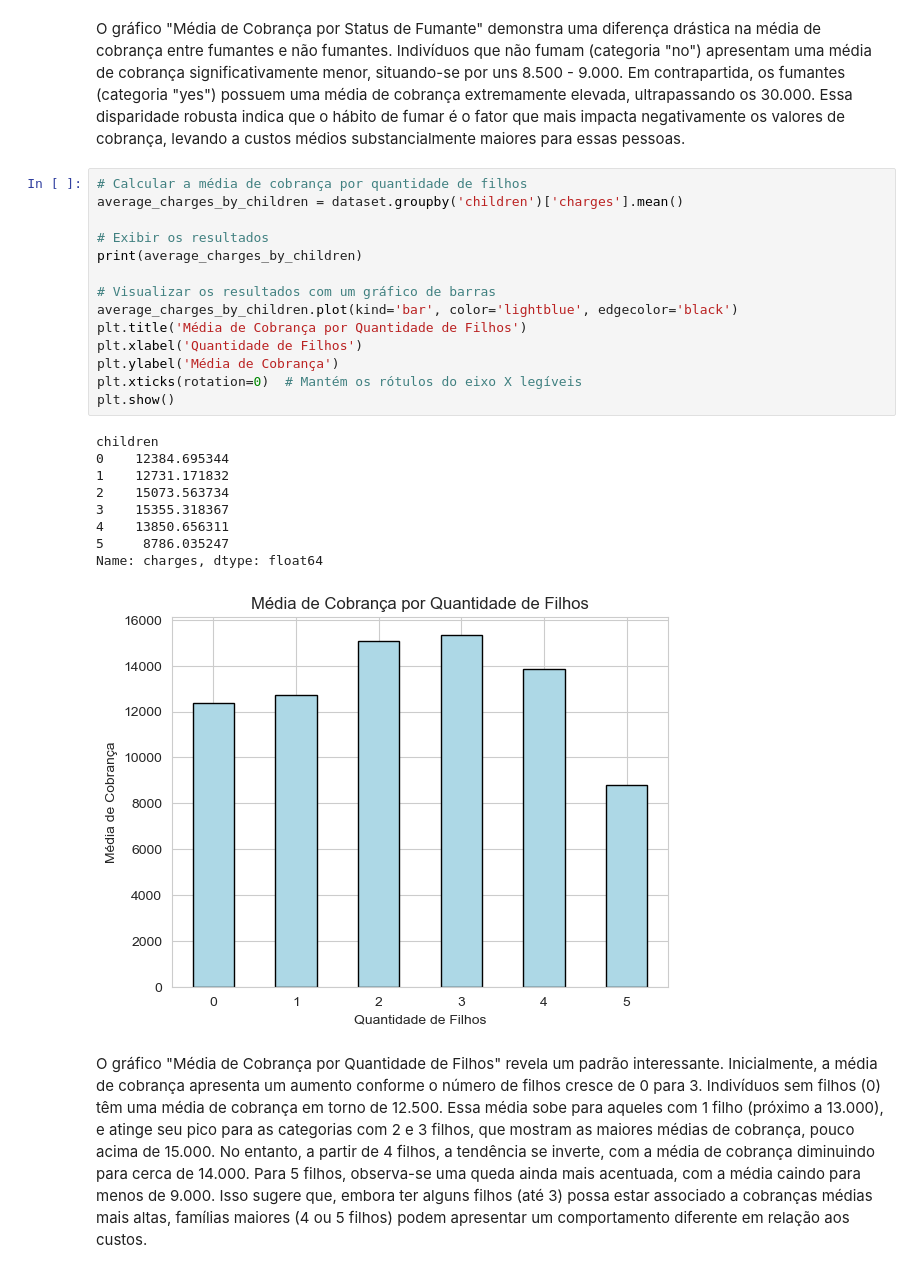
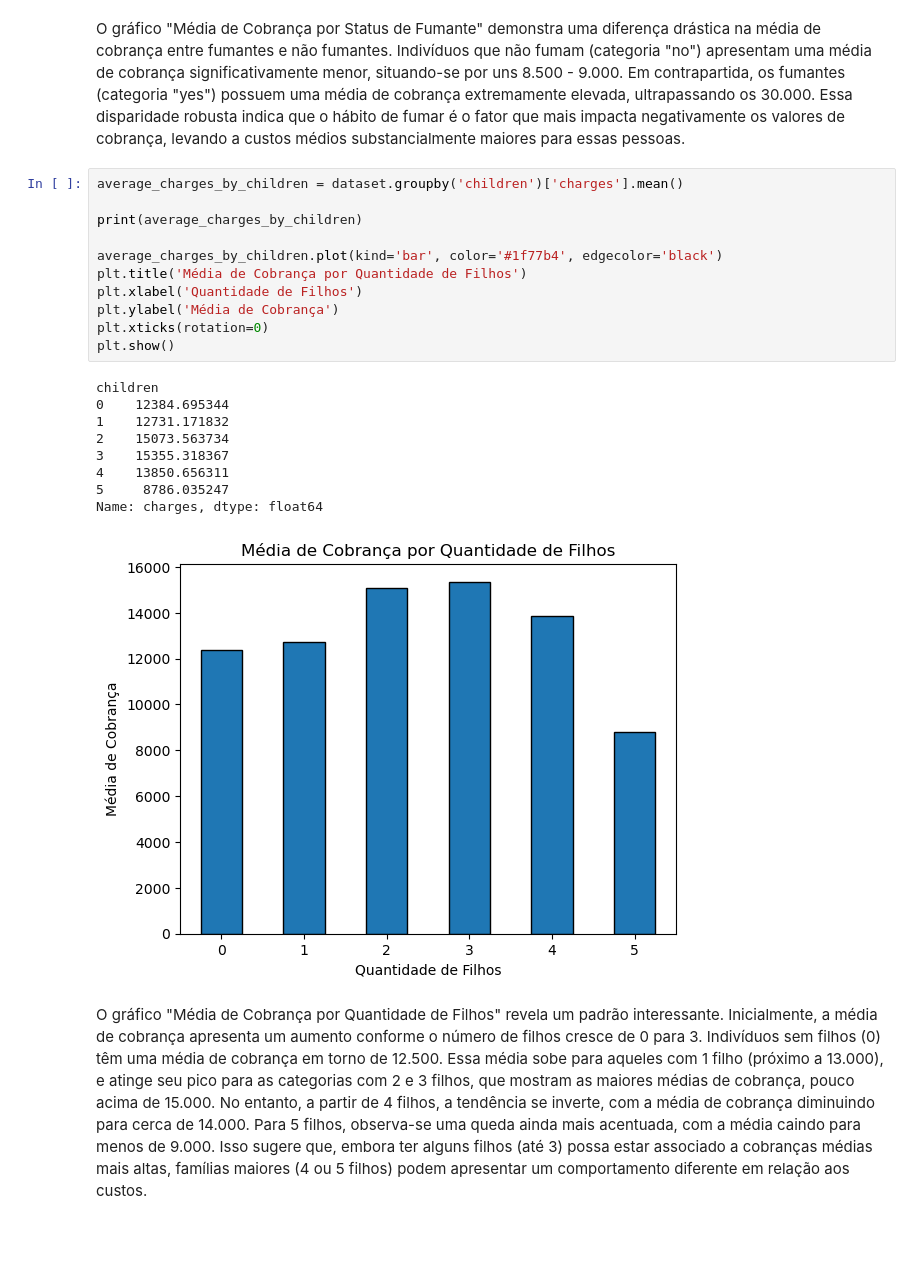
Before and after one commit to thiagofernandes101/ProjetosFiap, a Jupyter notebook: TechChallenge/Fase1/health_insurance/health_insurance.ipynb, the cells around one changed output. Cells and saved outputs as stored; diff of their text form; blank space fills up the shorter version.

```diff
--- a/TechChallenge/Fase1/health_insurance/health_insurance.ipynb
+++ b/TechChallenge/Fase1/health_insurance/health_insurance.ipynb
@@ -261,29 +296,26 @@ Name: charges, dtype: float64
 # %% [markdown]
 O gráfico "Média de Cobrança por Status de Fumante" demonstra uma diferença drástica na média de cobrança entre fumantes e não fumantes. Indivíduos que não fumam (categoria "no") apresentam uma média de cobrança significativamente menor, situando-se por uns 8.500 - 9.000. Em contrapartida, os fumantes (categoria "yes") possuem uma média de cobrança extremamente elevada, ultrapassando os 30.000. Essa disparidade robusta indica que o hábito de fumar é o fator que mais impacta negativamente os valores de cobrança, levando a custos médios substancialmente maiores para essas pessoas.
 # %%
-# Calcular a média de cobrança por quantidade de filhos
 average_charges_by_children = dataset.groupby('children')['charges'].mean()
 
-# Exibir os resultados
 print(average_charges_by_children)
 
-# Visualizar os resultados com um gráfico de barras
-average_charges_by_children.plot(kind='bar', color='lightblue', edgecolor='black')
+average_charges_by_children.plot(kind='bar', color='#1f77b4', edgecolor='black')
 plt.title('Média de Cobrança por Quantidade de Filhos')
 plt.xlabel('Quantidade de Filhos')
 plt.ylabel('Média de Cobrança')
-plt.xticks(rotation=0)  # Mantém os rótulos do eixo X legíveis
+plt.xticks(rotation=0)
 plt.show()
 # %% [output]
 children
 0    12384.695344
 1    12731.171832
 2    15073.563734
 3    15355.318367
 4    13850.656311
 5     8786.035247
 Name: charges, dtype: float64
-[figure, old version]
+[figure, new version]
 # %% [markdown]
 O gráfico "Média de Cobrança por Quantidade de Filhos" revela um padrão interessante. Inicialmente, a média de cobrança apresenta um aumento conforme o número de filhos cresce de 0 para 3. Indivíduos sem filhos (0) têm uma média de cobrança em torno de 12.500. Essa média sobe para aqueles com 1 filho (próximo a 13.000), e atinge seu pico para as categorias com 2 e 3 filhos, que mostram as maiores médias de cobrança, pouco acima de 15.000. No entanto, a partir de 4 filhos, a tendência se inverte, com a média de cobrança diminuindo para cerca de 14.000. Para 5 filhos, observa-se uma queda ainda mais acentuada, com a média caindo para menos de 9.000. Isso sugere que, embora ter alguns filhos (até 3) possa estar associado a cobranças médias mais altas, famílias maiores (4 ou 5 filhos) podem apresentar um comportamento diferente em relação aos custos.
 # %% [markdown]
```
Also changed, not shown: parts of 38 cells of this notebook.
